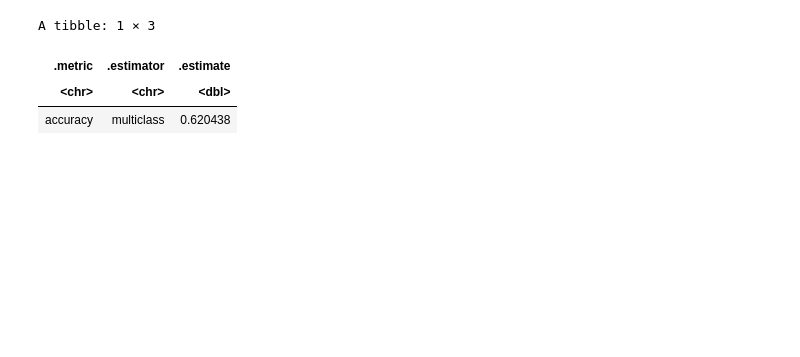
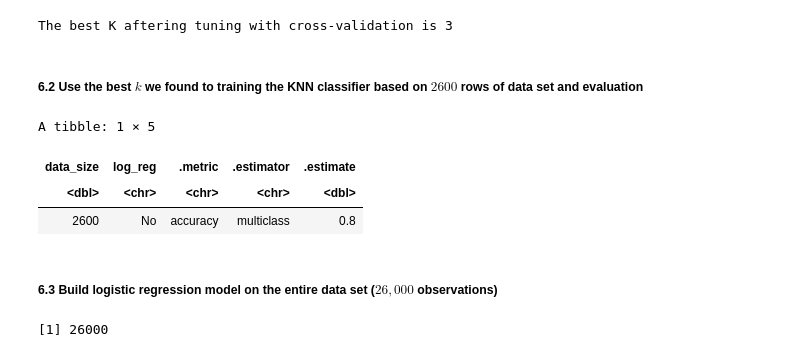
Before and after one commit to AllenCheng5186/DSCI100-Proj-Group50-23s1, a Jupyter notebook: best k accuracy and logical regression .ipynb, the cells around one changed output. Saved outputs shown, nothing was run; the diff lists cells and outputs as text; code cells hidden in the pictures; blank space fills up the shorter version.

Commit message:
Method & Result

```diff
--- a/best k accuracy and logical regression .ipynb
+++ b/best k accuracy and logical regression .ipynb
@@ -58,0 +185,5 @@ chr_testing<-testing(split1)|>
+# %%
+# split the data of 2600 rows into training and testing data sets
+chr_initial_2600 <- initial_split(chr_data_set_2600, prop = 0.75, strata = label)
+chr_train_2600 <- training(chr_initial_2600)
+chr_test_2600 <- testing(chr_initial_2600)
@@ -59,14 +240,28 @@ chr_testing<-testing(split1)|>
+# %%
+# pull out the best K
+best_k <- chr_result_2600 |>
+    arrange(desc(mean)) |>
+    head(1) |>
+    pull(neighbors)
+
+cat("The best K aftering tuning with cross-validation is", best_k)
+# %% [output]
+The best K aftering tuning with cross-validation is 3
+# %% [markdown]
+##### 6.2 Use the best $k$ we found to training the KNN classifier based on $2600$ rows of data set and evaluation
 # %%
-#Step1 Models
-best_k<-3
-chr_model1<-nearest_neighbor(weight_func="rectangular",neighbors=best_k)|>
-            set_engine("kknn")|>
-            set_mode("classification")
+# models
+set.seed(2023)
 
-#Step2 Recipe (scaling and centering are not necessary for this data frame)
-chr_recipe1<-recipe(label~.,data = chr_training)
+chr_knn_best_k_2600_spec <- nearest_neighbor(weight_func = "rectangular",neighbors = best_k)|>
+    set_engine("kknn")|>
+    set_mode("classification")
 
-#Step3 Workflow
-chr_wf1<-workflow()|>
-        add_recipe(chr_recipe1)|>
-        add_model(chr_model1)
+# recipe (scaling and centering are not necessary for this data frame)
+chr_recipe1 <- recipe(label~.,data = chr_train_2600)
+
+# workflow
+chr_wf1 <- workflow()|>
+    add_recipe(chr_recipe1)|>
+    add_model(chr_knn_best_k_2600_spec) |>
+    fit(data = chr_train_2600)
@@ -77,13 +268,22 @@ chr_fit1<-chr_wf1|>
 # %%
-#Step5 Predict
-pred1<-predict(chr_fit1,chr_testing)|>
-        bind_cols(chr_testing)|>
-        metrics(truth = label,estimate = .pred_class)|>
-        filter(.metric=="accuracy")
-pred1
+# predict, evaluation
+chr_knn_best_k_2600_result <- predict(chr_wf1,chr_test_2600)|>
+    bind_cols(chr_test_2600)|>
+    metrics(truth = label,estimate = .pred_class)|>
+    filter(.metric=="accuracy") |>
+    bind_cols(tibble(data_size = 2600, log_reg = "No")) |>
+    select(data_size, log_reg, .metric, .estimator, .estimate)
+
+chr_knn_best_k_2600_result
 # %% [output]
-A tibble: 1 × 3
+A tibble: 1 × 5
-| .metric | .estimator | .estimate |
-| <chr> | <chr> | <dbl> |
-| accuracy | multiclass | 0.620438 |
+| data_size | log_reg | .metric | .estimator | .estimate |
+| <dbl> | <chr> | <chr> | <chr> | <dbl> |
+| 2600 | No | accuracy | multiclass | 0.8 |
+# %% [markdown]
+##### 6.3 Build logistic regression model on the entire data set ($26,000$ observations)
+# %%
+nrow(chr_tidy_data)
+# %% [output]
+[1] 26000
 # %%
```
Also changed, not shown: parts of 60 cells of this notebook, 7 other files.
